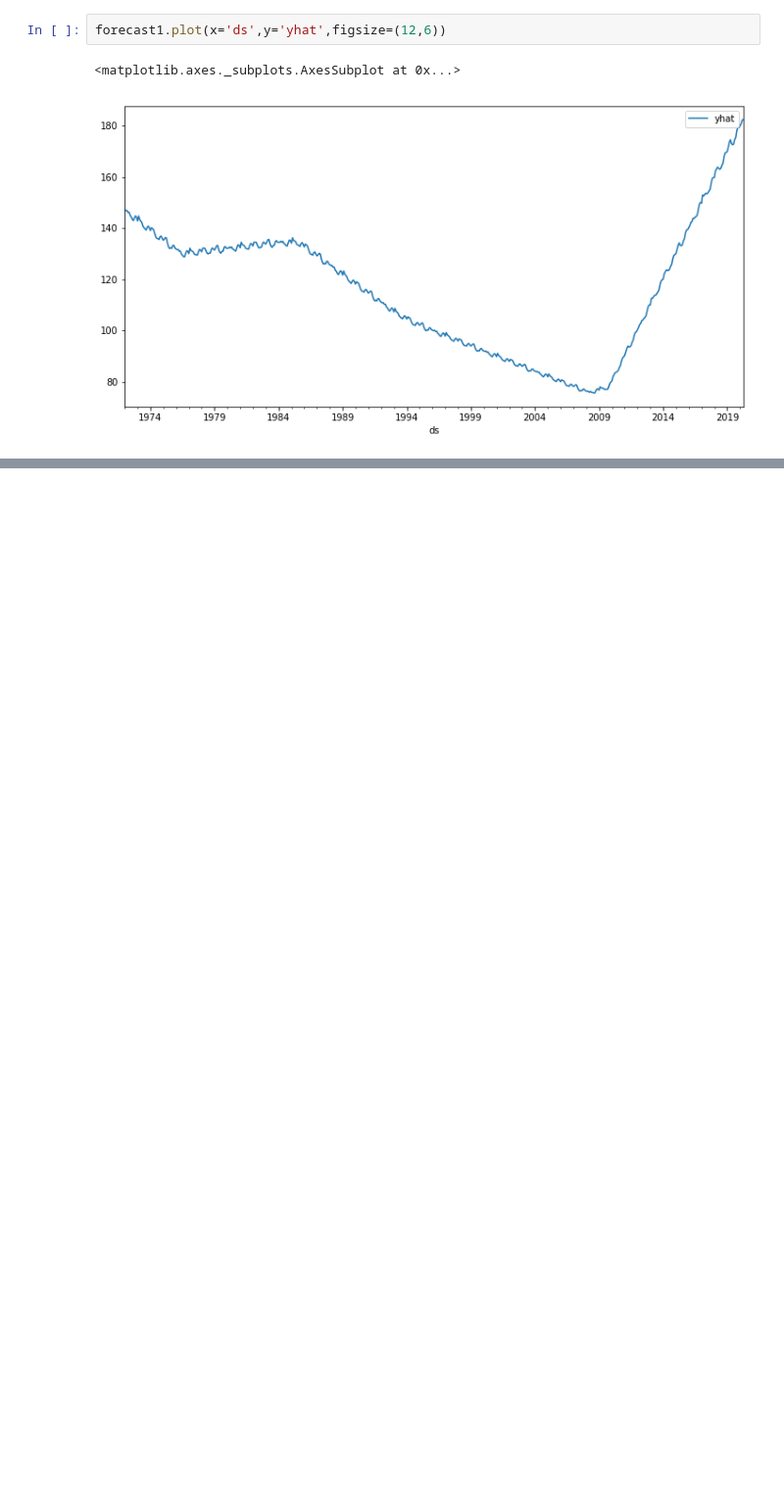
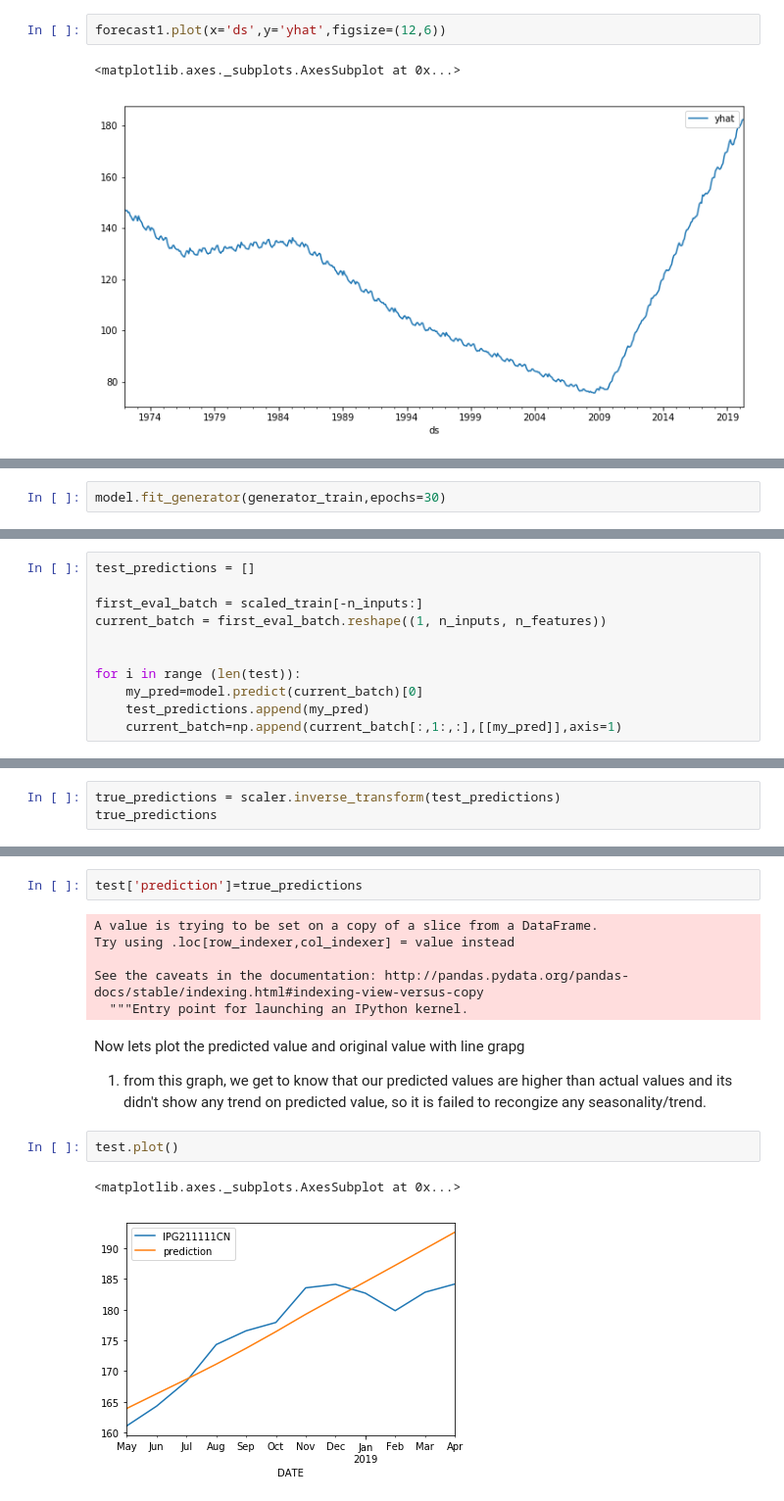
Before and after one commit to PratikUgale/ML_Problems, a Jupyter notebook: Time_series_forecasting/INDUSTRIAL_PRODUCTION_MINING_CRUDE_OIL.ipynb, the cells around one changed output, grey strips where cells are left out. Shown at 98% size. Saved outputs shown, nothing was run; the diff lists cells and outputs as text; blank space fills up the shorter version.

```diff
--- a/Time_series_forecasting/INDUSTRIAL_PRODUCTION_MINING_CRUDE_OIL.ipynb
+++ b/Time_series_forecasting/INDUSTRIAL_PRODUCTION_MINING_CRUDE_OIL.ipynb
@@ -136,0 +314,2 @@ forecast1.plot(x='ds',y='yhat',figsize=(12,6))
+# %%
+model.fit_generator(generator_train,epochs=30)
@@ -136,0 +367,11 @@ forecast1.plot(x='ds',y='yhat',figsize=(12,6))
+# %%
+test_predictions = []
+
+first_eval_batch = scaled_train[-n_inputs:]
+current_batch = first_eval_batch.reshape((1, n_inputs, n_features))
+
+
+for i in range (len(test)):
+    my_pred=model.predict(current_batch)[0]
+    test_predictions.append(my_pred)
+    current_batch=np.append(current_batch[:,1:,:],[[my_pred]],axis=1)
@@ -136,0 +414,3 @@ forecast1.plot(x='ds',y='yhat',figsize=(12,6))
+# %%
+true_predictions = scaler.inverse_transform(test_predictions)
+true_predictions
@@ -136,0 +430,17 @@ forecast1.plot(x='ds',y='yhat',figsize=(12,6))
+# %%
+test['prediction']=true_predictions
+# %% [output]
+A value is trying to be set on a copy of a slice from a DataFrame.
+Try using .loc[row_indexer,col_indexer] = value instead
+
+See the caveats in the documentation: http://pandas.pydata.org/pandas-docs/stable/indexing.html#indexing-view-versus-copy
+  """Entry point for launching an IPython kernel.
+# %% [markdown]
+Now lets plot the predicted value and original value with line grapg
+
+1. from this graph, we get to know that our predicted values are higher than actual values and its didn't show any trend on predicted value, so it is failed to recongize any seasonality/trend.
+# %%
+test.plot()
+# %% [output]
+<matplotlib.axes._subplots.AxesSubplot at 0x...>
+[figure, added]
```
Also changed, not shown: parts of 48 cells of this notebook.
